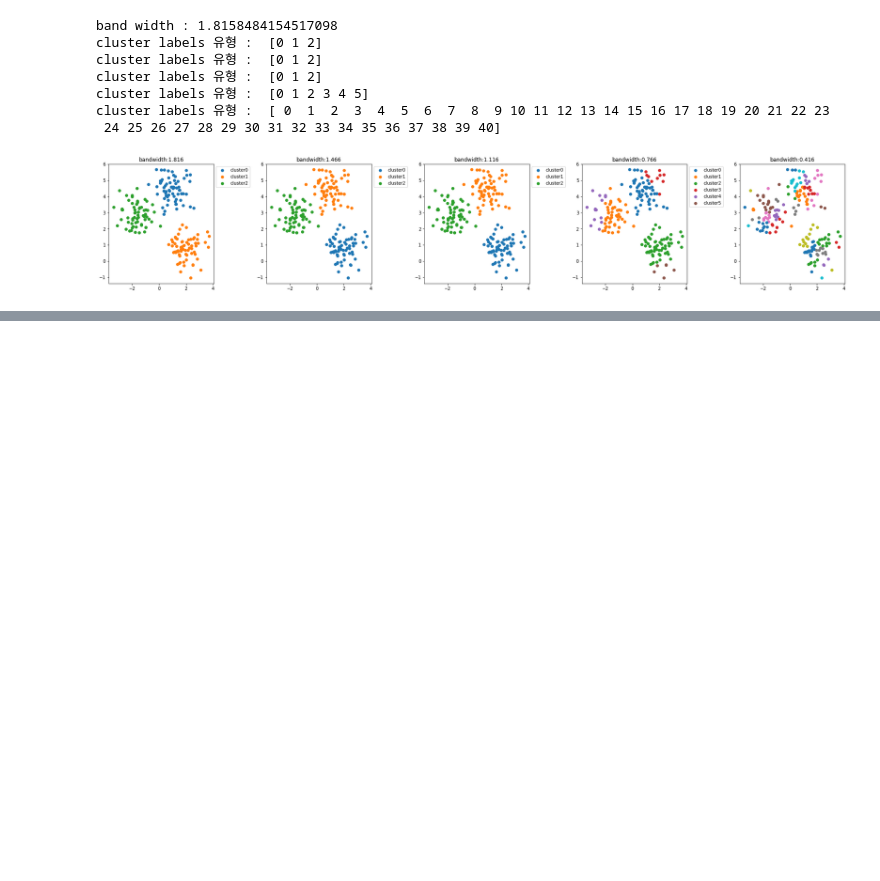
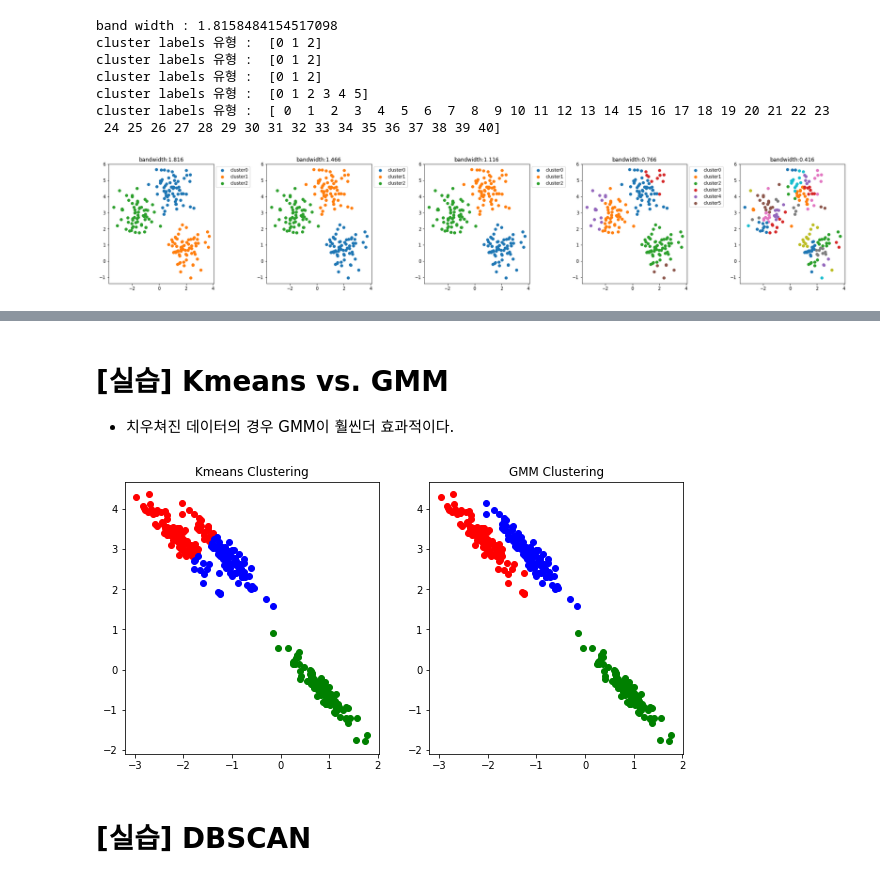
Before and after one commit to ominiv/ML, a Jupyter notebook: Practice/Clustering.ipynb, the cells around one changed output, grey strips where cells are left out. Cells and saved outputs as stored; diff of their text form; code cells hidden in the pictures; blank space fills up the shorter version.

```diff
--- a/Practice/Clustering.ipynb
+++ b/Practice/Clustering.ipynb
@@ -182,0 +227,39 @@ cluster labels 유형 :  [ 0  1  2  3  4  5  6  7  8  9 10 11 12 13 14 15 16 17
+# %% [markdown]
+# [실습] Kmeans vs. GMM
+- 치우쳐진 데이터의 경우 GMM이 훨씬더 효과적이다.
+# %%
+from sklearn.datasets import load_iris, make_blobs
+from sklearn.cluster import KMeans
+from sklearn.mixture import GaussianMixture
+import matplotlib.pyplot as plt
+import pandas as pd
+import numpy as np
+
+X,y = make_blobs(n_samples=300, n_features=2,centers=3,cluster_std=0.5, random_state=0)
+
+# 길게 늘어난 타원형의 데이터 세트를 생성하기 위해 변환
+transformation = [[0.6,-0.6],[-0.4,0.8]]
+X_aniso = np.dot(X,transformation)
+
+DF = pd.DataFrame(data=X_aniso, columns=['component1','component2'])
+DF['target']= y
+
+kmeans_label = KMeans(n_clusters=3,random_state=0).fit_predict(X_aniso)
+gmm_label = GaussianMixture(n_components=3,random_state=0).fit_predict(X_aniso)
+DF['kmeans_label'] =kmeans_label
+DF['gmm_label'] =gmm_label
+
+colors=['red','green','blue']
+fig, axs = plt.subplots(figsize=(10,5),ncols=2)
+for target in np.unique(y):
+    axs[0].scatter(x=DF[DF['kmeans_label']==target]['component1'], y=DF[DF['kmeans_label']==target]['component2'],c=colors[target])
+axs[0].set_title('Kmeans Clustering')
+for target in np.unique(y):
+    axs[1].scatter(x=DF[DF['gmm_label']==target]['component1'], y=DF[DF['gmm_label']==target]['component2'],c=colors[target])
+axs[1].set_title('GMM Clustering')
+
+fig.savefig('Kmeans_VS_GMM.png')
+# %% [output]
+[figure, added]
+# %% [markdown]
+# [실습] DBSCAN
```
Also changed, not shown: parts of 8 cells of this notebook, 4 other files.
